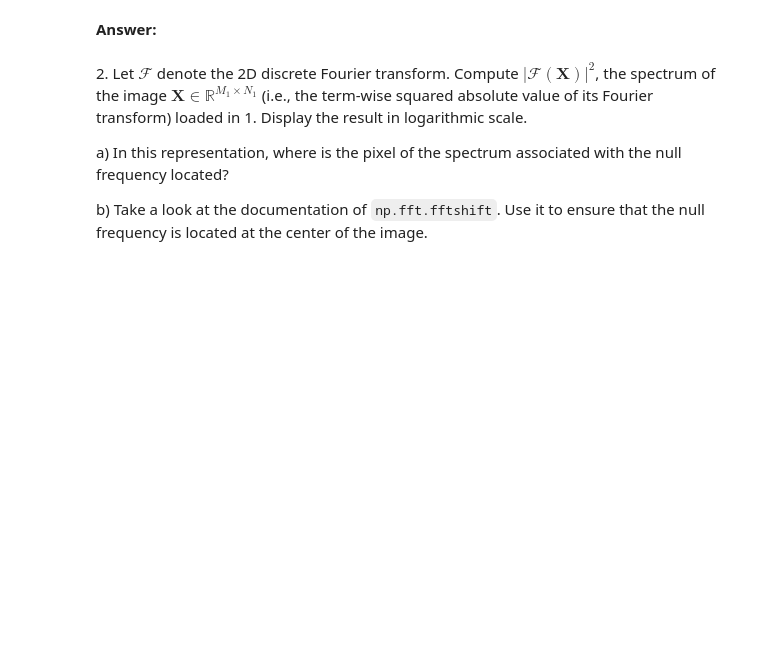
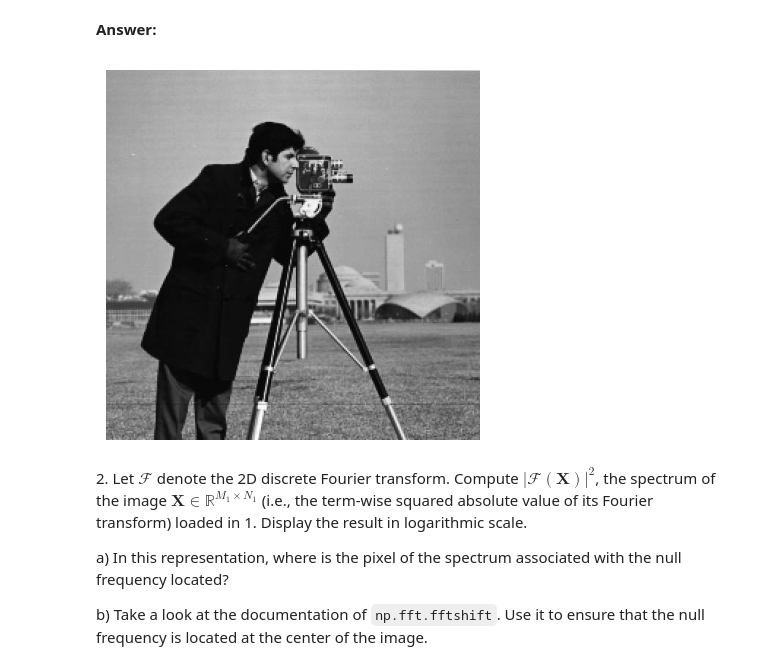
Before and after one commit to Oriiiane/python_sdia, a Jupyter notebook: Labs/Lab3/HEIM_LONGERON_Lab3.ipynb, the cells around one changed output. Drawn from its saved outputs; the diff is of its cells as text; code cells hidden in the pictures; blank space fills up the shorter version.

```diff
--- a/Labs/Lab3/HEIM_LONGERON_Lab3.ipynb
+++ b/Labs/Lab3/HEIM_LONGERON_Lab3.ipynb
@@ -324,3 +323,15 @@ In this exercise, we explore the use of the 2-dimensional Fourier transform to f
+# %%
+# Load image from ‘img/’ folder
+X_path = 'img/cameraman.png'  # RemplacLoad image from ‘img/’ folderez 'your_image.jpg' par le nom de votre fichier image
+
+# Read and display the image
+X = mpimg.imread(X_path)
+
+plt.imshow(X, cmap="gray")
+plt.axis('off')
+plt.show()
+# %% [output]
+[figure, added]
 # %% [markdown]
 2\. Let $\mathcal{F}$ denote the 2D discrete Fourier transform. Compute $|\mathcal{F}(\mathbf{X})|^2$, the spectrum of the image $\mathbf{X} \in \mathbb{R}^{M_1 \times N_1}$ (i.e., the term-wise squared absolute value of its Fourier transform) loaded in 1. Display the result in logarithmic scale.
 
```
Also changed, not shown: parts of 4 cells of this notebook.
